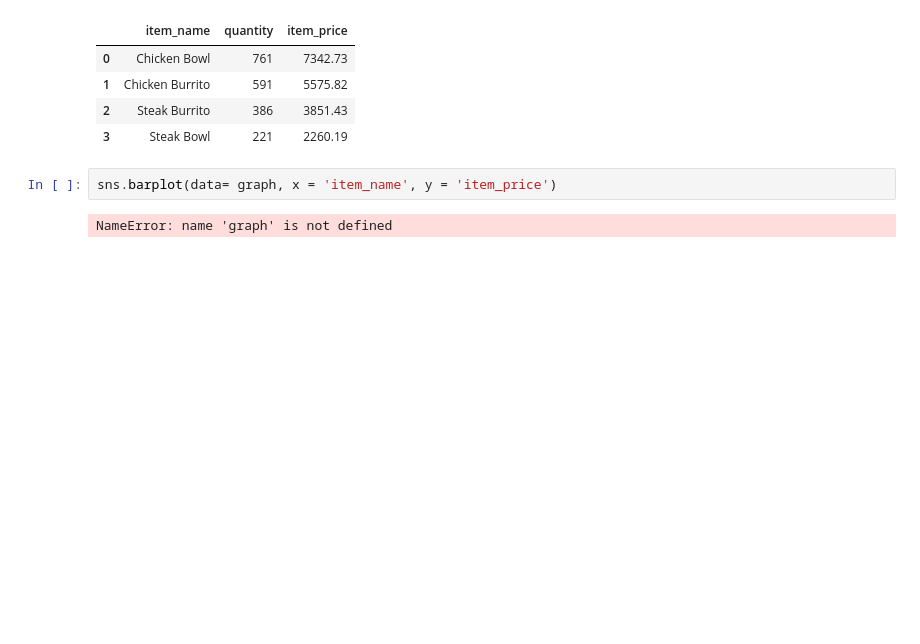
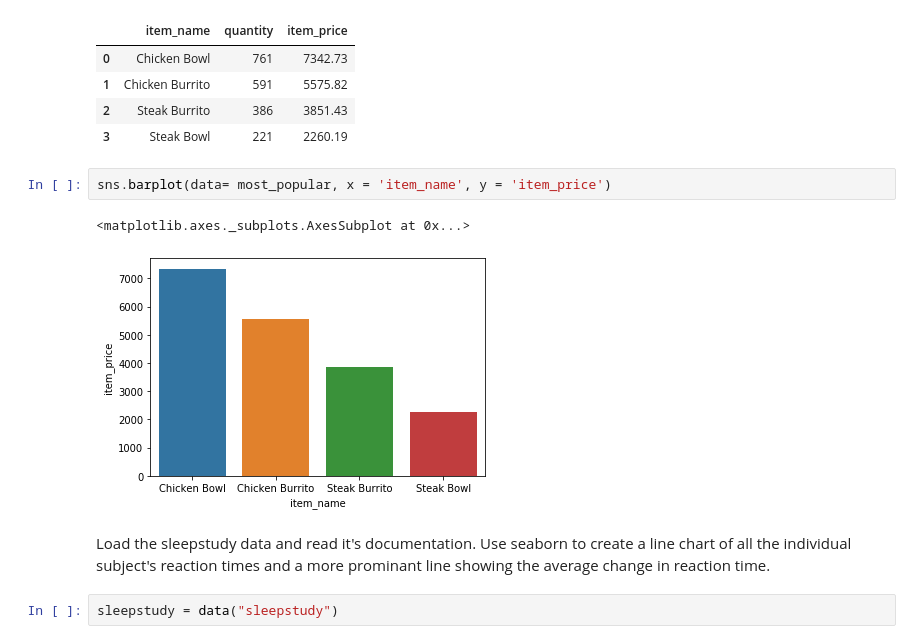
Before and after one commit to matt-c-knight/numpy-pandas-visualization-exercises, a Jupyter notebook: seaborn_exercises.ipynb, the cells around one changed output. Drawn from its saved outputs; the diff is of its cells as text; blank space fills up the shorter version.

```diff
--- a/seaborn_exercises.ipynb
+++ b/seaborn_exercises.ipynb
@@ -229,6 +229,11 @@ most_popular.drop(['index'], axis=1)
 | 2 | Steak Burrito | 386 | 3851.43 |
 | 3 | Steak Bowl | 221 | 2260.19 |
 # %%
-sns.barplot(data= graph, x = 'item_name', y = 'item_price')
+sns.barplot(data= most_popular, x = 'item_name', y = 'item_price')
 # %% [output]
-NameError: name 'graph' is not defined
+<matplotlib.axes._subplots.AxesSubplot at 0x...>
+[figure, added]
+# %% [markdown]
+Load the sleepstudy data and read it's documentation. Use seaborn to create a line chart of all the individual subject's reaction times and a more prominant line showing the average change in reaction time.
+# %%
+sleepstudy = data("sleepstudy")
```
Also changed, not shown: parts of 4 cells of this notebook.
